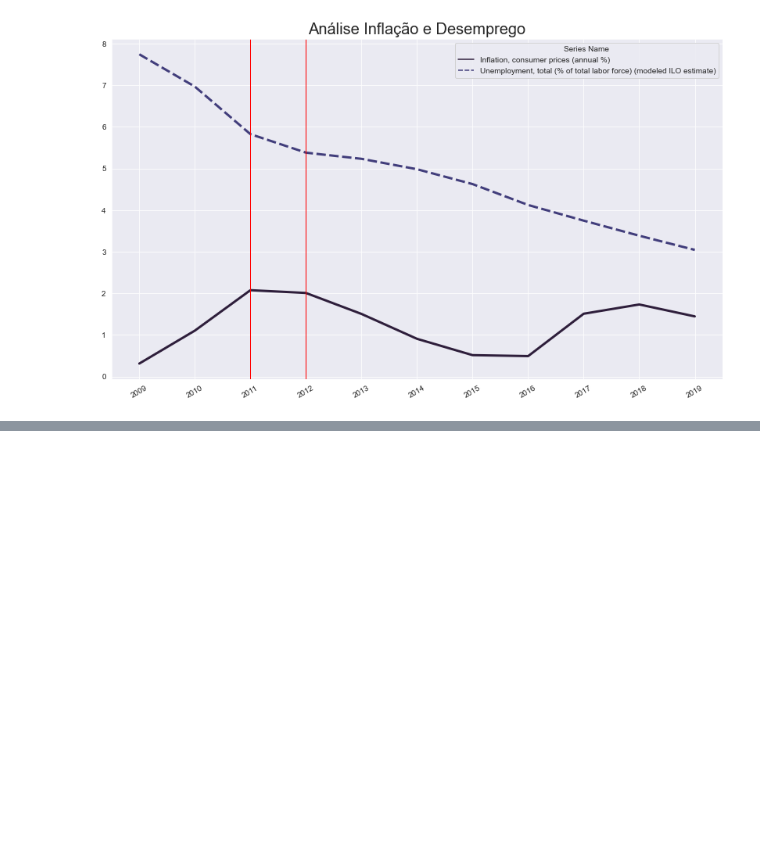
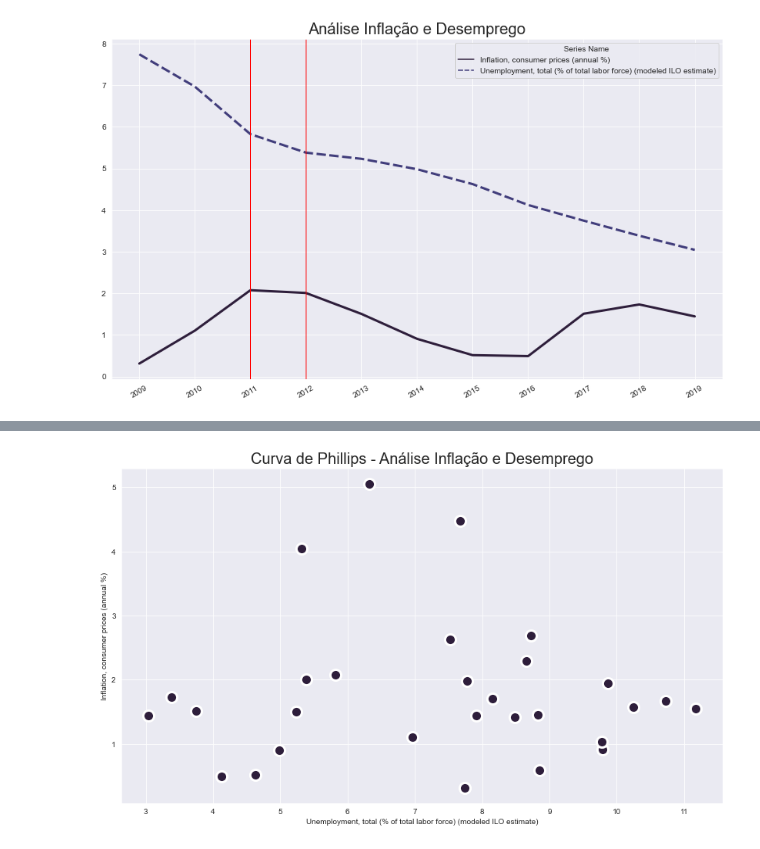
Before and after one commit to rmcnribeiro/T3_ECO-A, a Jupyter notebook: codigos/trabalho_3.ipynb, the cells around one changed output, grey strips where cells are left out. Cells and saved outputs as stored; diff of their text form; code cells hidden in the pictures; blank space fills up the shorter version.

```diff
--- a/codigos/trabalho_3.ipynb
+++ b/codigos/trabalho_3.ipynb
@@ -274,0 +363,34 @@ plt.show()
+# %%
+df_alemanha["year"] = df_alemanha.index
+
+
+
+graph = sns.scatterplot(x=df_alemanha[colunas_interesse_4[1]][:-1].astype(float),
+                     y=df_alemanha[colunas_interesse_4[0]][:-1].astype(float),
+                     linewidth=3,s=200,
+                     legend=True)
+
+
+# g = sns.scatterplot(data=df_alemanha[colunas_interesse_4 + ["year"]][:-1],
+#                 x=colunas_interesse_4[1],
+#                 y=colunas_interesse_4[0],
+#                 s=500,
+#                 hue="year",
+#                 legend= True)
+
+# plt.xticks([8,7,6,5,4,3])
+
+#g.invert_xaxis()
+
+#graph.axvline(2011, color = "r",linewidth=1)
+
+#graph.axvline(2012, color = "r",linewidth=1)
+
+
+graph.set_title('Curva de Phillips - Análise Inflação e Desemprego', fontsize=20)
+
+plt.savefig('./../graficos/phillips_91-19.png')
+
+plt.show()
+# %% [output]
+[figure, added]
```
Also changed, not shown: parts of 8 cells of this notebook, 2 other files.
